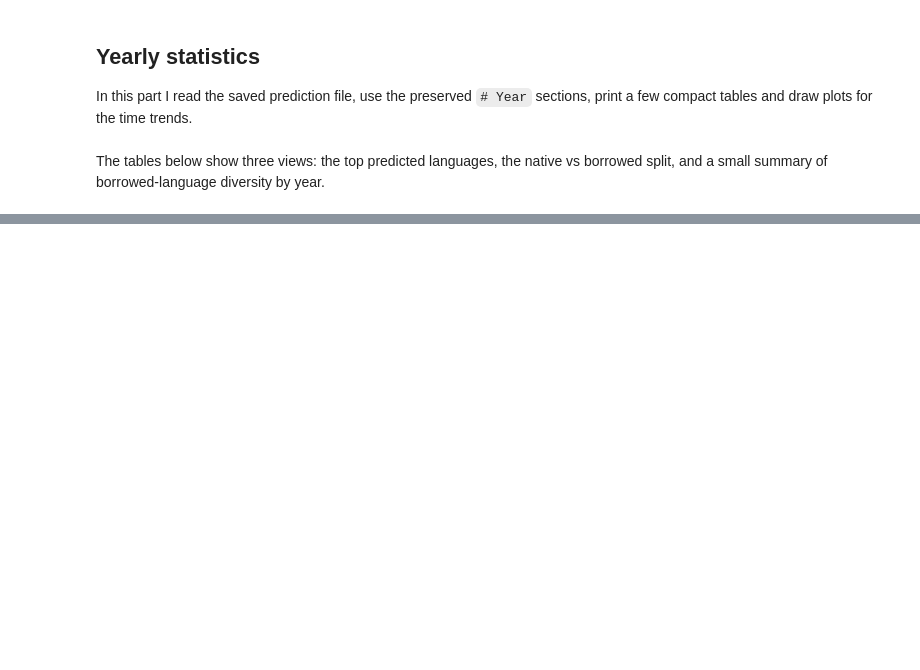
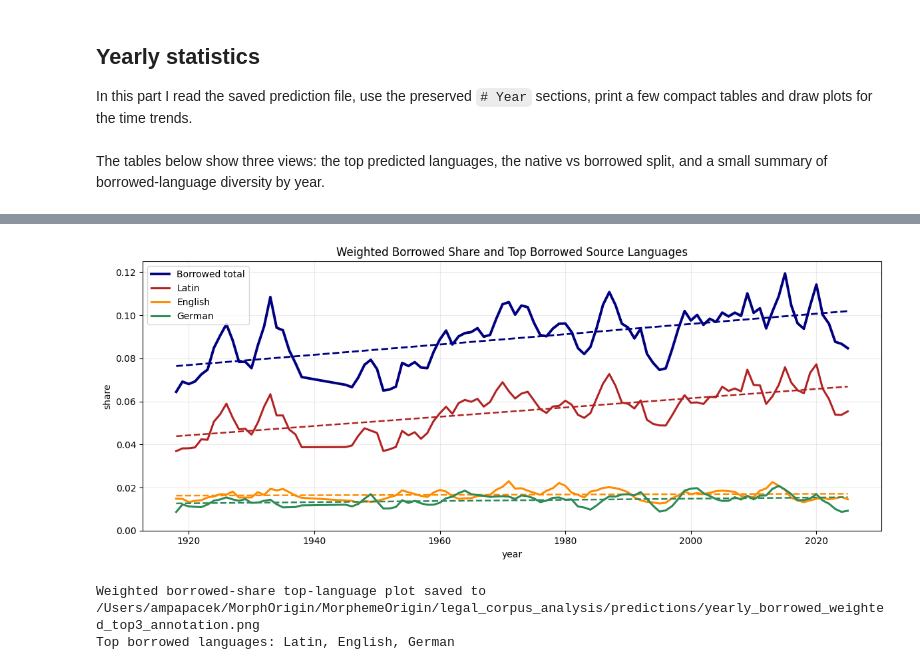
Before and after one commit to ampapacek/MorphemeOrigin, a Jupyter notebook: legal_corpus_analysis/law_corpus_analysis.ipynb, the cells around one changed output, grey strips where cells are left out. Cells and saved outputs as stored; diff of their text form; code cells hidden in the pictures; blank space fills up the shorter version.

```diff
--- a/legal_corpus_analysis/law_corpus_analysis.ipynb
+++ b/legal_corpus_analysis/law_corpus_analysis.ipynb
@@ -552,0 +609,71 @@ print(f'Weighted linear fit intercept: {weighted_fit_coefficients[1]:.8f}')
+# %%
+# Plot weighted-smoothed shares for the overall borrowed proportion and the top 3 borrowed source languages.
+top_3_borrowed_languages = [lang for lang, _ in global_borrowed_language_counts.most_common(3)]
+language_name_map = {
+    'lat': 'Latin',
+    'eng': 'English',
+    'deu': 'German',
+    'fra': 'French',
+    'ell': 'Greek',
+}
+
+BORROWED_TOP3_WEIGHTED_PLOT_PATH = PREDICTIONS_DIR / f'yearly_borrowed_weighted_top3_{DATASET_TAG}.png'
+fit_years = np.array(plot_years, dtype=float)
+
+plt.figure(figsize=(12, 5))
+plt.plot(
+    plot_years,
+    plot_smoothed_borrowed_weighted,
+    label='Borrowed total',
+    color='navy',
+    linewidth=2.8,
+)
+overall_fit = np.polyfit(fit_years, np.array(plot_smoothed_borrowed_weighted, dtype=float), deg=1)
+plt.plot(
+    plot_years,
+    np.polyval(overall_fit, fit_years),
+    color='navy',
+    linewidth=2.0,
+    linestyle='--',
+)
+
+top_language_colors = ['firebrick', 'darkorange', 'seagreen']
+for lang, color in zip(top_3_borrowed_languages, top_language_colors):
+    yearly_language_share = [
+        year_borrowed_language_counts[year][lang] / year_total_labels[year] if year_total_labels[year] else 0.0
+        for year in years
+    ]
+    smoothed_language_share = weighted_moving_average(yearly_language_share, weights)[:-1]
+    display_name = language_name_map.get(lang, lang)
+    plt.plot(
+        plot_years,
+        smoothed_language_share,
+        label=display_name,
+        color=color,
+        linewidth=2.2,
+    )
+    language_fit = np.polyfit(fit_years, np.array(smoothed_language_share, dtype=float), deg=1)
+    plt.plot(
+        plot_years,
+        np.polyval(language_fit, fit_years),
+        color=color,
+        linewidth=1.8,
+        linestyle='--',
+    )
+
+plt.title('Weighted Borrowed Share and Top Borrowed Source Languages')
+plt.xlabel('year')
+plt.ylabel('share')
+plt.ylim(bottom=0)
+plt.grid(True, alpha=0.25)
+plt.legend()
+plt.tight_layout()
+plt.savefig(BORROWED_TOP3_WEIGHTED_PLOT_PATH, dpi=160)
+plt.show()
+
+print(f'Weighted borrowed-share top-language plot saved to {BORROWED_TOP3_WEIGHTED_PLOT_PATH}')
+print('Top borrowed languages:', ', '.join(language_name_map.get(lang, lang) for lang in top_3_borrowed_languages))
+# %% [output]
+[figure, added]
+Weighted borrowed-share top-language plot saved to /Users/ampapacek/MorphOrigin/MorphemeOrigin/legal_corpus_analysis/predictions/yearly_borrowed_weighted_top3_annotation.png
+Top borrowed languages: Latin, English, German
```
Also changed, not shown: parts of 7 cells of this notebook.
